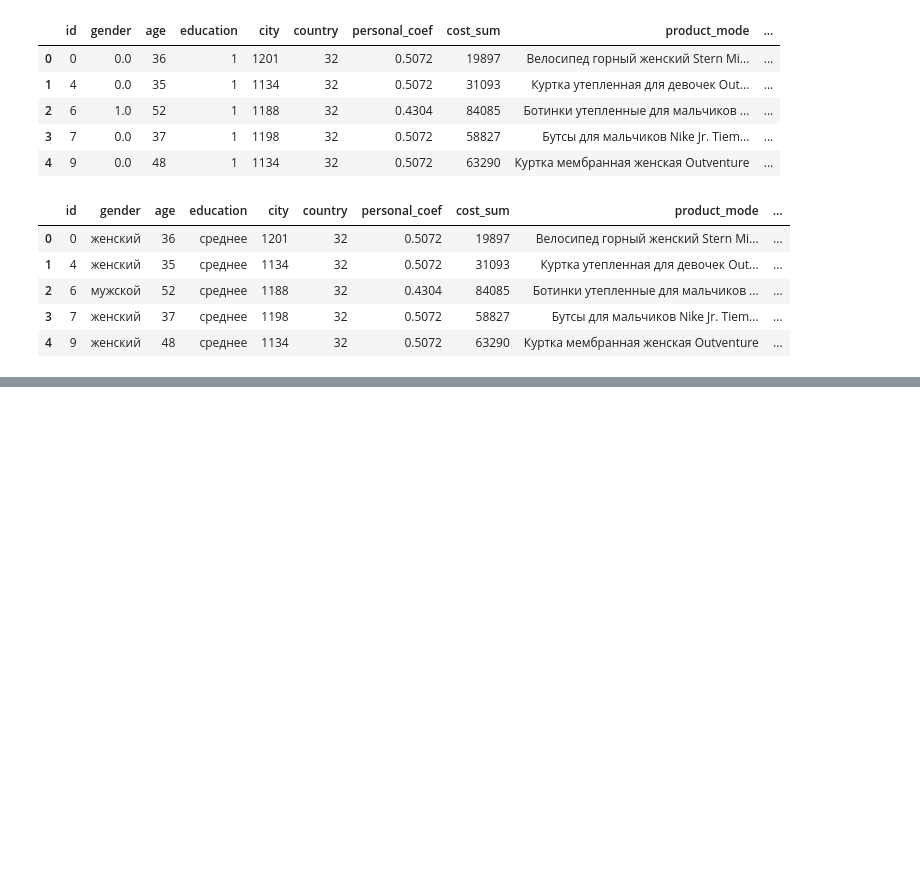
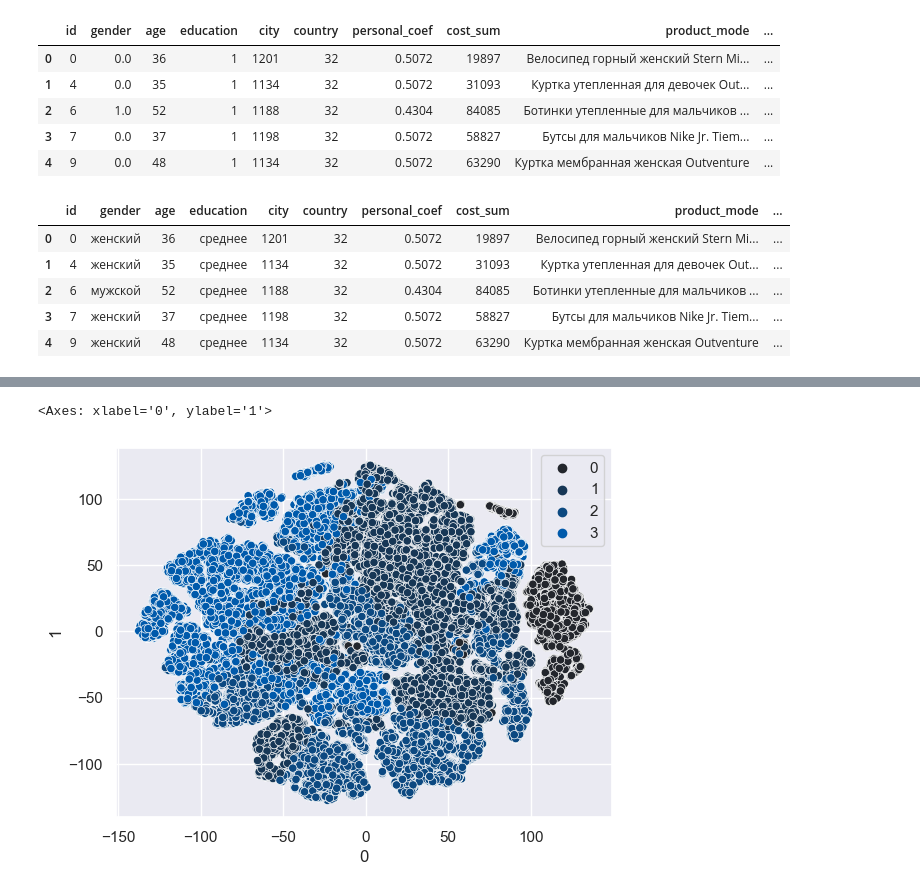
Before and after one commit to Dimayo/sporting_store, a Jupyter notebook: research.ipynb, the cells around one changed output, grey strips where cells are left out. Drawn from its saved outputs; the diff is of its cells as text; code cells hidden in the pictures; blank space fills up the shorter version.

```diff
--- a/research.ipynb
+++ b/research.ipynb
@@ -827,0 +843,7 @@ plt.plot(cost)
+# %%
+pallete = sns.color_palette("dark:#005AAB", as_cmap=True)
+
+sns.scatterplot(x=data[0], y=data[1], hue=kproto.labels_, palette=pallete)
+# %% [output]
+<Axes: xlabel='0', ylabel='1'>
+[figure, added]
```
Also changed, not shown: parts of 11 cells of this notebook.
